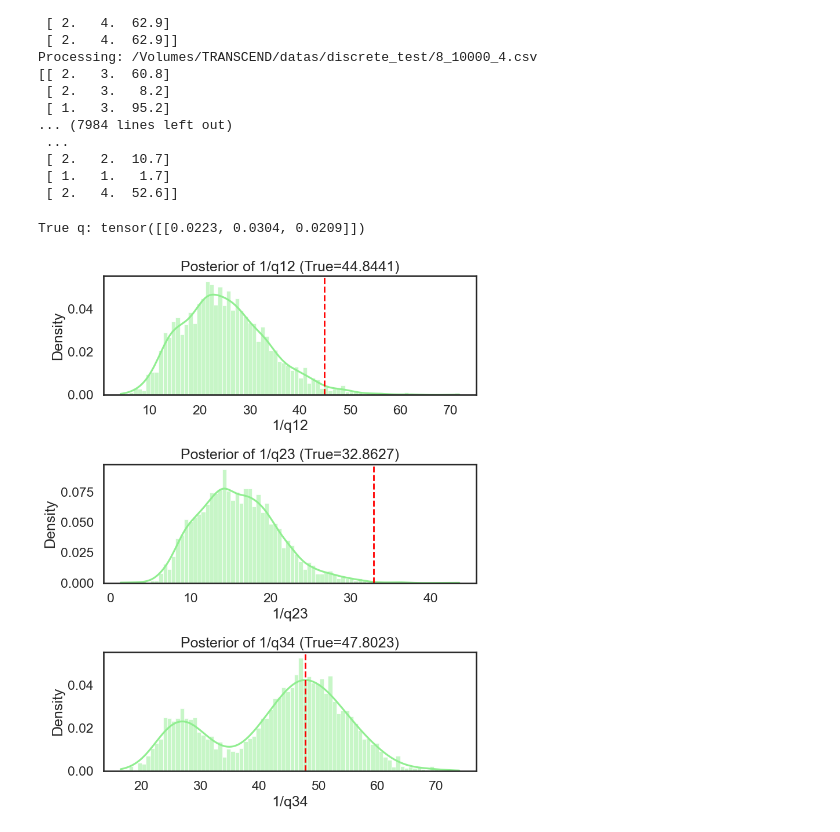
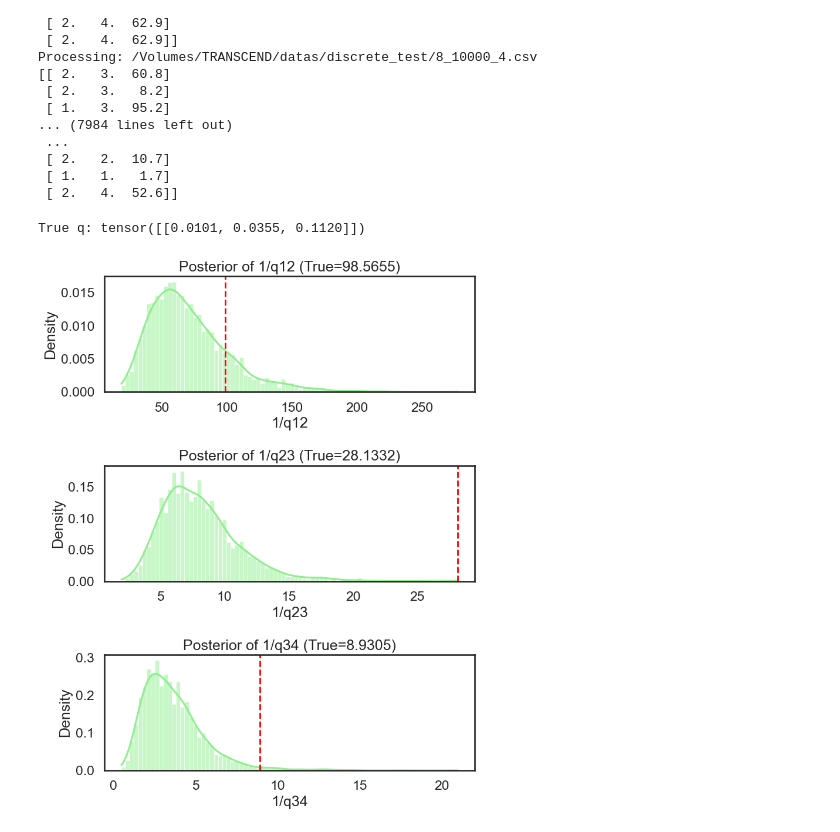
Before and after one commit to natsuki0720/CTMCxDeepSets, a Jupyter notebook: notebooks/eval_bayes_model.ipynb, the cells around one changed output. Saved outputs shown, nothing was run; the diff lists cells and outputs as text; code cells hidden in the pictures.

```diff
--- a/notebooks/eval_bayes_model.ipynb
+++ b/notebooks/eval_bayes_model.ipynb
@@ -109,7 +109,7 @@ elif getattr(torch.backends, "mps", None) and torch.backends.mps.is_available():
 else:
     device = torch.device("cpu")
 
-model = DeepSets_varSets_forDiagnel(device=device)
+model = DeepSets_varSets_forDiagnel(device=device,mdn_components=1)
 model.load_state_dict(torch.load("../model_weights/mixed_distribution/mixed_bayes_1122.pth", map_location=device))
 model.eval()
 
@@ -299,31 +299,31 @@ def visualize_inverse_posterior(
     plt.show()
 # %%
 # 可視化したいサンプルのインデックス
-sample_idx = 140
+sample_idx = 6
 
 # DataLoader の順番を固定している前提（shuffle=False）
 state_all, delta_t_all, q_true_all, lengths_all = next(iter(DataLoader(
     test_dataset,
     batch_size=len(test_dataset),
     shuffle=False,
     collate_fn=collate_fn,
 )))
 
 sample_state = state_all[sample_idx:sample_idx+1]
 sample_delta_t = delta_t_all[sample_idx:sample_idx+1]
 sample_q_true = q_true_all[sample_idx:sample_idx+1]
 sample_lengths = lengths_all[sample_idx:sample_idx+1]
 
 print("True q:", sample_q_true)
 
 visualize_inverse_posterior(
     model,
     sample_state,
     sample_delta_t,
     sample_lengths,
     sample_q_true,
     num_samples=3000,
 )
 # %% [output]
-True q: tensor([[0.0223, 0.0304, 0.0209]])
+True q: tensor([[0.0101, 0.0355, 0.1120]])
-[figure, old version]
+[figure, new version]
```
